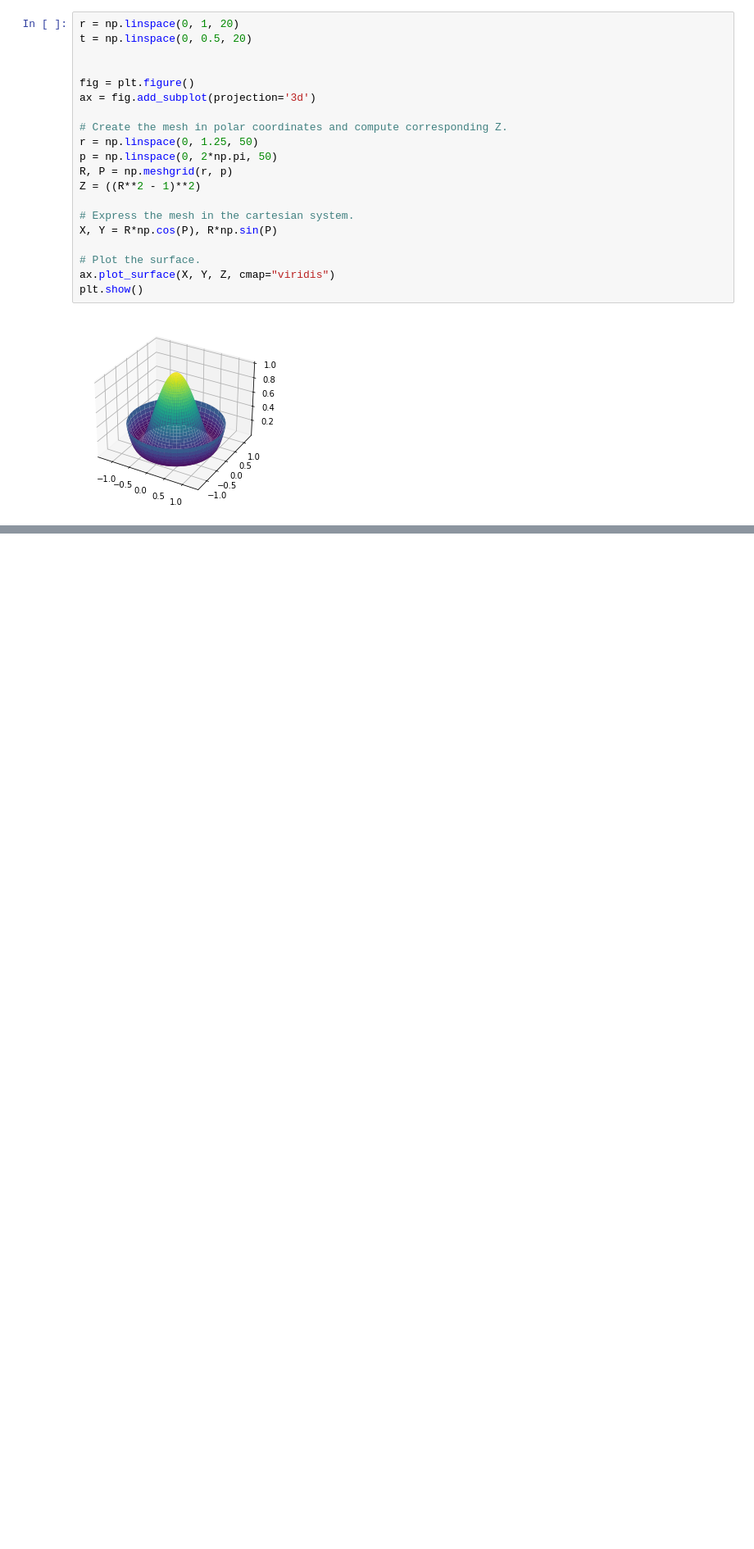
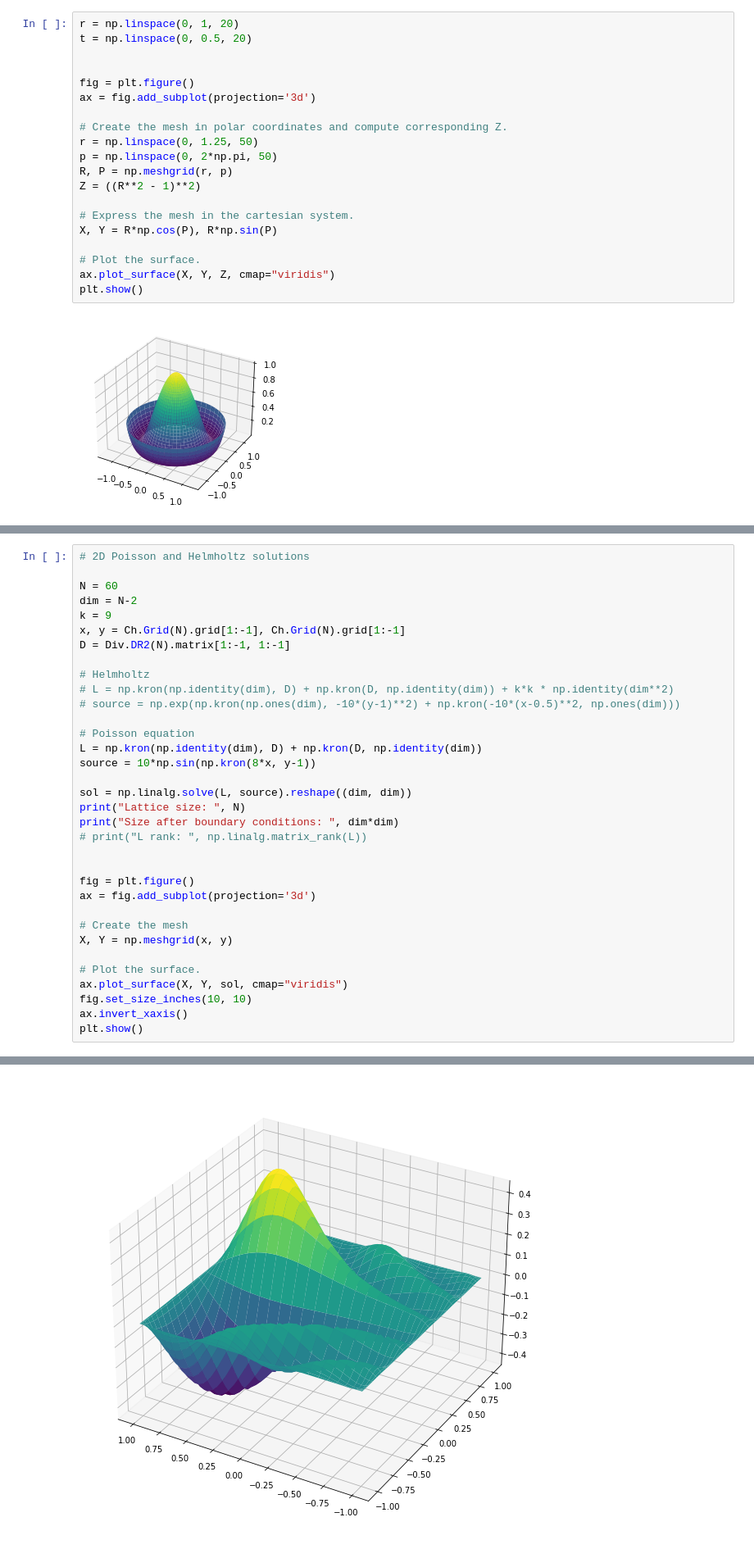
Before and after one commit to KsymenaPoradzisz/General_Relativity, a Jupyter notebook: test.ipynb, the cells around one changed output, grey strips where cells are left out. Shown at 82% size. Drawn from its saved outputs; the diff is of its cells as text; blank space fills up the shorter version.

```diff
--- a/test.ipynb
+++ b/test.ipynb
@@ -157,0 +169,35 @@ plt.show()
+# %%
+# 2D Poisson and Helmholtz solutions
+
+N = 60
+dim = N-2
+k = 9
+x, y = Ch.Grid(N).grid[1:-1], Ch.Grid(N).grid[1:-1]
+D = Div.DR2(N).matrix[1:-1, 1:-1]
+
+# Helmholtz
+# L = np.kron(np.identity(dim), D) + np.kron(D, np.identity(dim)) + k*k * np.identity(dim**2)
+# source = np.exp(np.kron(np.ones(dim), -10*(y-1)**2) + np.kron(-10*(x-0.5)**2, np.ones(dim)))
+
+# Poisson equation
+L = np.kron(np.identity(dim), D) + np.kron(D, np.identity(dim))
+source = 10*np.sin(np.kron(8*x, y-1))
+
+sol = np.linalg.solve(L, source).reshape((dim, dim))
+print("Lattice size: ", N)
+print("Size after boundary conditions: ", dim*dim)
+# print("L rank: ", np.linalg.matrix_rank(L))
+
+
+fig = plt.figure()
+ax = fig.add_subplot(projection='3d')
+
+# Create the mesh
+X, Y = np.meshgrid(x, y)
+
+# Plot the surface.
+ax.plot_surface(X, Y, sol, cmap="viridis")
+fig.set_size_inches(10, 10)
+ax.invert_xaxis()
+plt.show()
+# %% [output]
@@ -157,0 +206 @@ plt.show()
+[figure, added]
```
Also changed, not shown: parts of 6 cells of this notebook, 2 other files.
